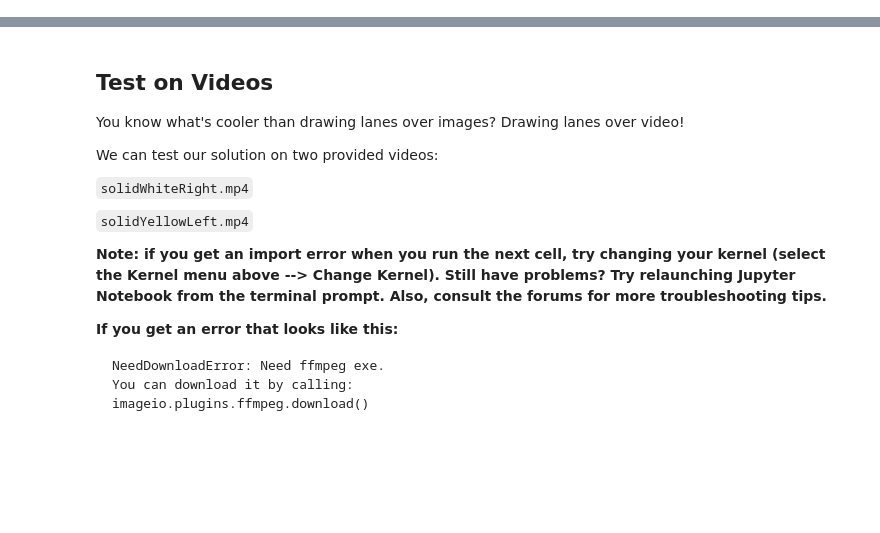
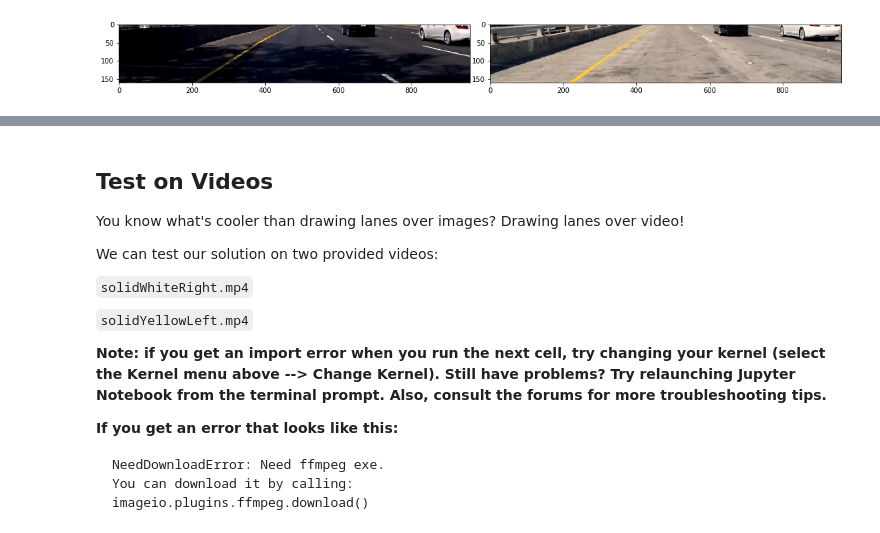
Before and after one commit to ChristopherW1985/finding_lane_lines, a Jupyter notebook: lane_line_detection.ipynb, the cells around one changed output, grey strips where cells are left out. Saved outputs shown, nothing was run; the diff lists cells and outputs as text; code cells hidden in the pictures; blank space fills up the shorter version.

```diff
--- a/lane_line_detection.ipynb
+++ b/lane_line_detection.ipynb
@@ -52,7 +0,0 @@ import cv2
-# %%
-#reading in an image
-image = mpimg.imread('test_images/solidWhiteRight.jpg')
-
-#printing out some stats and plotting
-print('This image is:', type(image), 'with dimensions:', image.shape)
-plt.imshow(image)  # if you wanted to show a single color channel image called 'gray', for example, call as plt.imshow(gray, cmap='gray')
@@ -253,12 +0,0 @@ We need to develop a algorithm which is general enough to detect lane lines with
-# %%
-def display_images(images):
-    "Displays images in two columns."
-    ncols = 2
-    nrows = (len(images) // 2) + (len(images) % 2)
-
-    fig = plt.figure(figsize = (15, 15))
-    for i, image in enumerate(images, start = 1):
-        ax = fig.add_subplot(nrows, ncols, i)
-        plt.imshow(image) if len(image.shape) == 3 else plt.imshow(image, cmap='gray')
-    plt.tight_layout(pad=0, h_pad=0, w_pad=0)
-    plt.show()
@@ -699,0 +121,12 @@ array([10,  9,  8,  7,  6])
+# %%
+def display_images(images, figsize = (15, 10)):
+    "Display images in two columns. Chooses gray-scale colorbar if image is two-dimensional."
+    ncols = 2
+    nrows = (len(images) // 2) + (len(images) % 2)
+
+    fig = plt.figure(figsize = figsize)
+    for i, image in enumerate(images, start = 1):
+        ax = fig.add_subplot(nrows, ncols, i)
+        plt.imshow(image) if len(image.shape) == 3 else plt.imshow(image, cmap='gray')
+    plt.tight_layout(pad=0, h_pad=0, w_pad=0)
+    plt.show()
@@ -699,0 +148,8 @@ array([10,  9,  8,  7,  6])
+# %%
+images_reg = np.copy(images)
+
+images_reg = [img[330:490][:] for img in images]
+
+display_images(images_reg[2:4])
+# %% [output]
+[figure, added]
```
Also changed, not shown: parts of 62 cells of this notebook.
